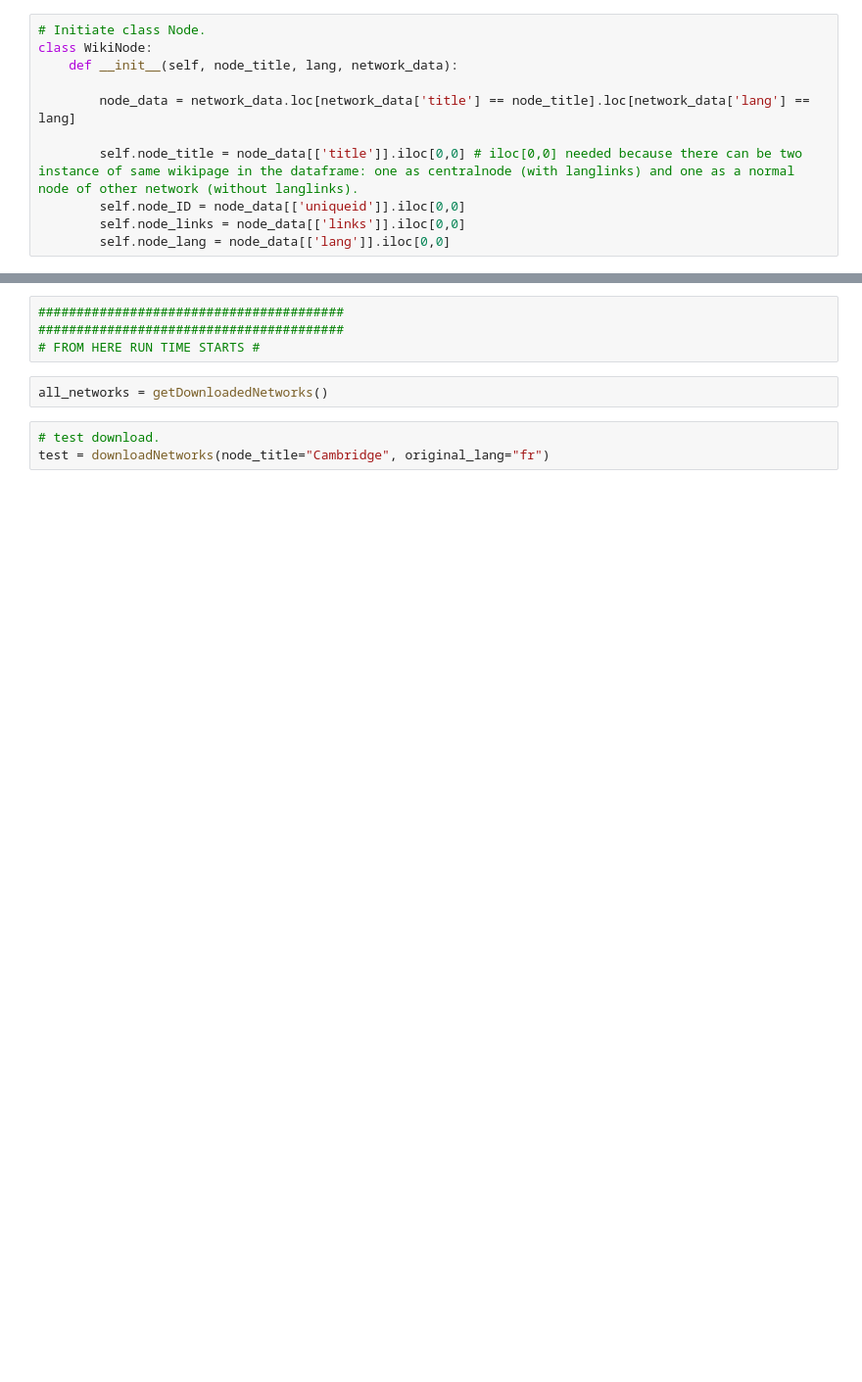
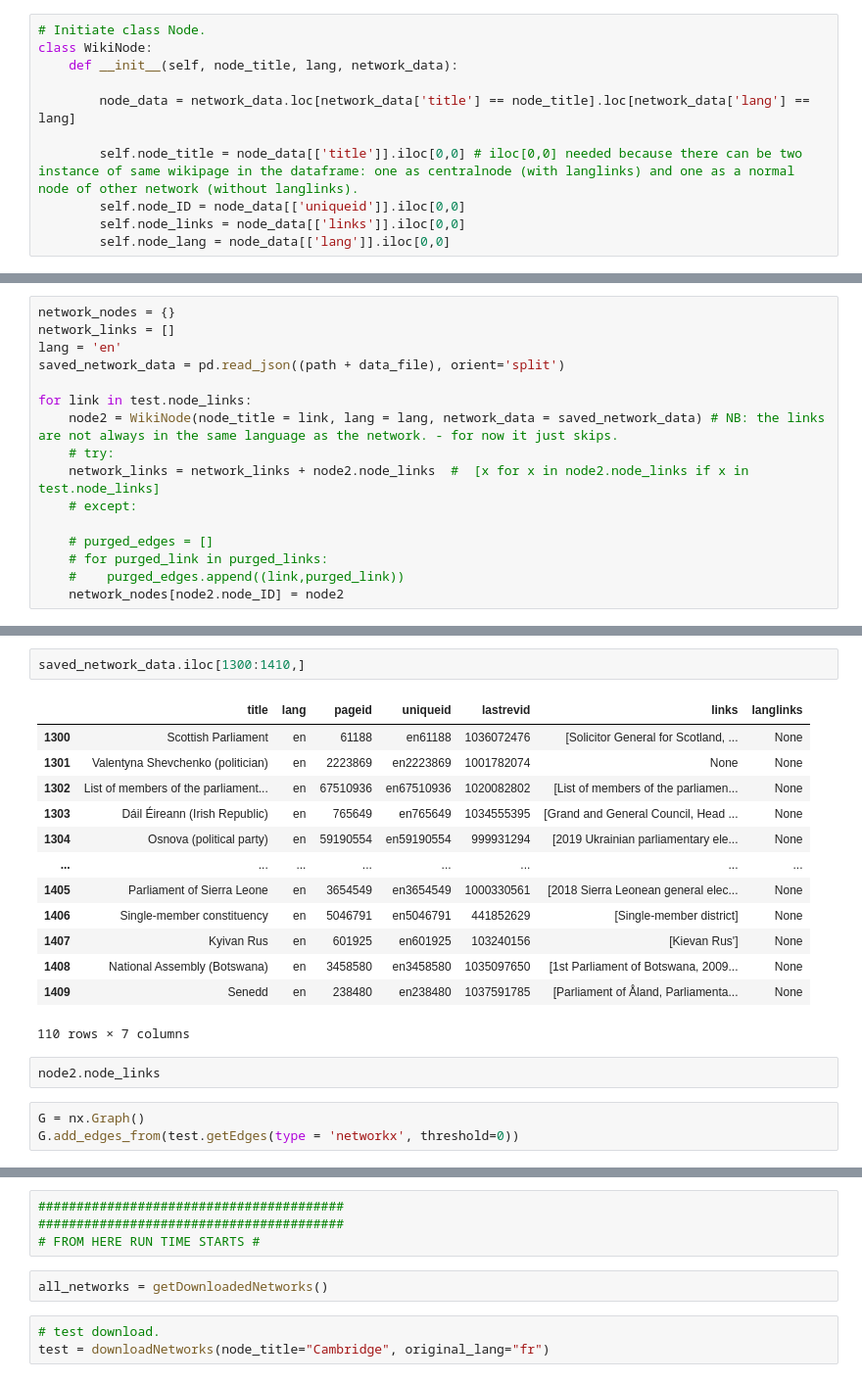
Before and after one commit to teijehidde/Comparing-Wiki-Knowledge-Networks, a Jupyter notebook: Code/Notebook_app.ipynb, the cells around one changed output, grey strips where cells are left out. Shown at 98% size. Drawn from its saved outputs; the diff is of its cells as text; blank space fills up the shorter version.

```diff
--- a/Code/Notebook_app.ipynb
+++ b/Code/Notebook_app.ipynb
@@ -225,0 +331,16 @@ test.getNodes(type = 'networkx')
+# %%
+network_nodes = {}
+network_links = []
+lang = 'en'
+saved_network_data = pd.read_json((path + data_file), orient='split')
+
+for link in test.node_links:
+    node2 = WikiNode(node_title = link, lang = lang, network_data = saved_network_data) # NB: the links are not always in the same language as the network. - for now it just skips.
+    # try:
+    network_links = network_links + node2.node_links  #  [x for x in node2.node_links if x in test.node_links]
+    # except:
+
+    # purged_edges = []
+    # for purged_link in purged_links:
+    #    purged_edges.append((link,purged_link))
+    network_nodes[node2.node_ID] = node2
@@ -225,0 +371,21 @@ test.getNodes(type = 'networkx')
+# %%
+saved_network_data.iloc[1300:1410,]
+# %% [output]
+|  | title | lang | pageid | uniqueid | lastrevid | links | langlinks |
+| 1300 | Scottish Parliament | en | 61188 | en61188 | 1036072476 | [Solicitor General for Scotland, ... | None |
+| 1301 | Valentyna Shevchenko (politician) | en | 2223869 | en2223869 | 1001782074 | None | None |
+| 1302 | List of members of the parliament... | en | 67510936 | en67510936 | 1020082802 | [List of members of the parliamen... | None |
+| 1303 | Dáil Éireann (Irish Republic) | en | 765649 | en765649 | 1034555395 | [Grand and General Council, Head ... | None |
+| 1304 | Osnova (political party) | en | 59190554 | en59190554 | 999931294 | [2019 Ukrainian parliamentary ele... | None |
+| ... | ... | ... | ... | ... | ... | ... | ... |
+| 1405 | Parliament of Sierra Leone | en | 3654549 | en3654549 | 1000330561 | [2018 Sierra Leonean general elec... | None |
+| 1406 | Single-member constituency | en | 5046791 | en5046791 | 441852629 | [Single-member district] | None |
+| 1407 | Kyivan Rus | en | 601925 | en601925 | 103240156 | [Kievan Rus'] | None |
+| 1408 | National Assembly (Botswana) | en | 3458580 | en3458580 | 1035097650 | [1st Parliament of Botswana, 2009... | None |
+| 1409 | Senedd | en | 238480 | en238480 | 1037591785 | [Parliament of Åland, Parliamenta... | None |
+110 rows × 7 columns
+# %%
+node2.node_links
+# %%
+G = nx.Graph()
+G.add_edges_from(test.getEdges(type = 'networkx', threshold=0))
```
Also changed, not shown: parts of 29 cells of this notebook, 3 other files.
